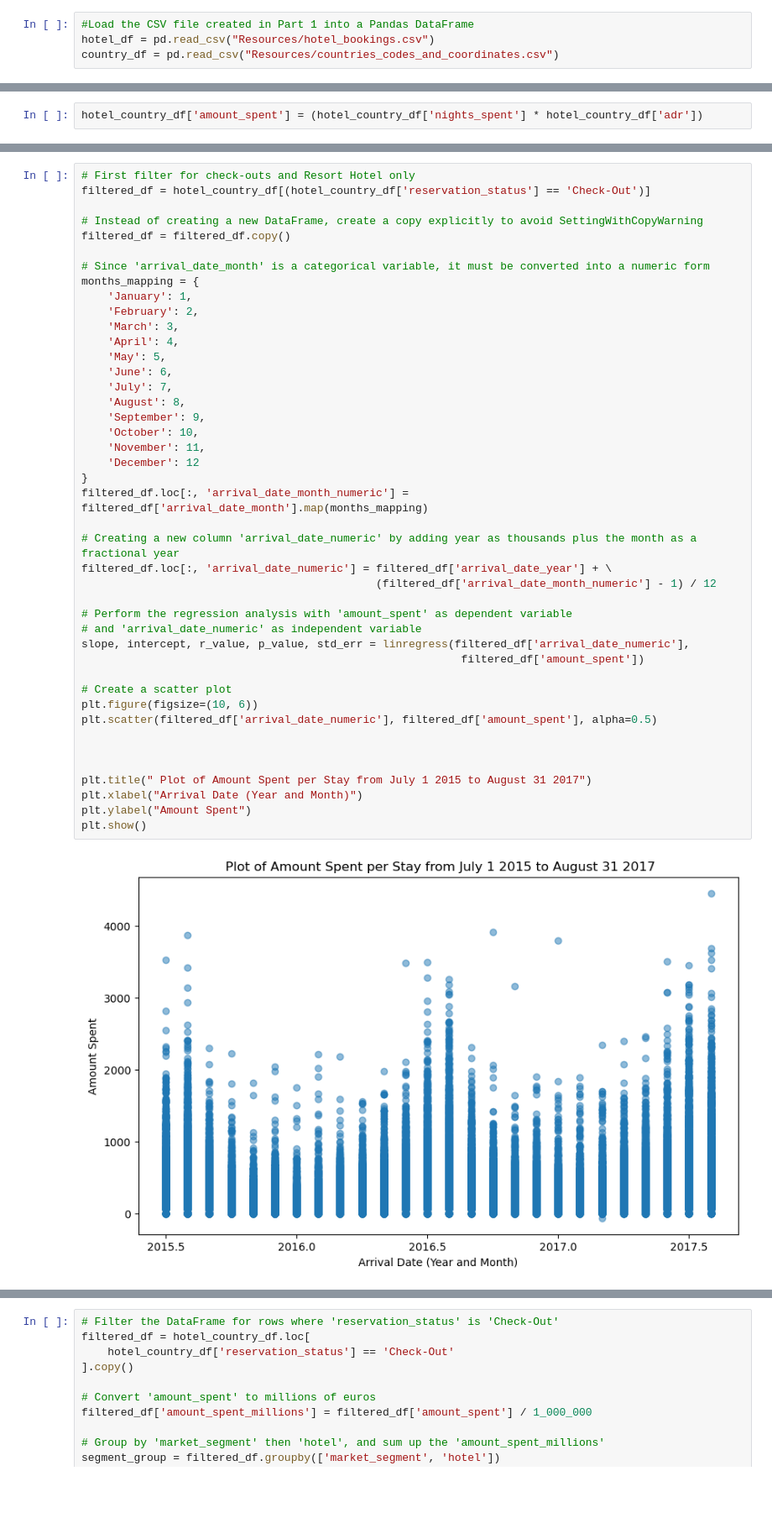
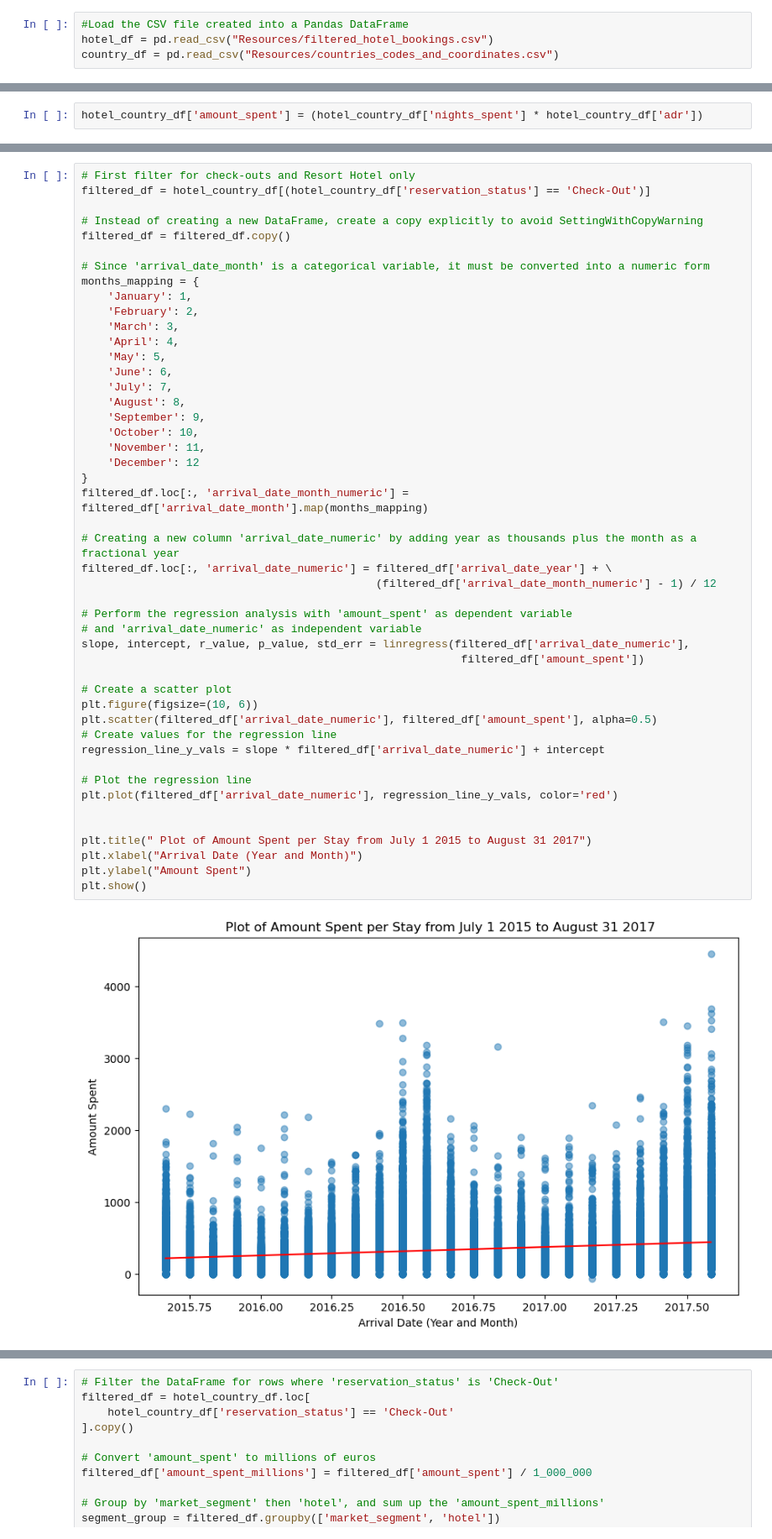
Before and after one commit to pin164/project_1, a Jupyter notebook: money.ipynb, the cells around one changed output, grey strips where cells are left out. Shown at 84% size. Saved outputs shown, nothing was run; the diff lists cells and outputs as text; blank space fills up the shorter version.

```diff
--- a/money.ipynb
+++ b/money.ipynb
@@ -18,8 +14,8 @@ import hvplot.pandas
 # %% [markdown]
 Load the CSV Files
 # %%
-#Load the CSV file created in Part 1 into a Pandas DataFrame
-hotel_df = pd.read_csv("Resources/hotel_bookings.csv")
+#Load the CSV file created into a Pandas DataFrame
+hotel_df = pd.read_csv("Resources/filtered_hotel_bookings.csv")
 country_df = pd.read_csv("Resources/countries_codes_and_coordinates.csv")
 # %% [markdown]
 Clean the countries_codes_and_coordinates.csv.  This file has quotation marks which need to be removed
@@ -147,31 +125,35 @@ months_mapping = {
     'June': 6,
     'July': 7,
     'August': 8,
     'September': 9,
     'October': 10,
     'November': 11,
     'December': 12
 }
 filtered_df.loc[:, 'arrival_date_month_numeric'] = filtered_df['arrival_date_month'].map(months_mapping)
 
 # Creating a new column 'arrival_date_numeric' by adding year as thousands plus the month as a fractional year
 filtered_df.loc[:, 'arrival_date_numeric'] = filtered_df['arrival_date_year'] + \
                                              (filtered_df['arrival_date_month_numeric'] - 1) / 12
 
 # Perform the regression analysis with 'amount_spent' as dependent variable
 # and 'arrival_date_numeric' as independent variable
 slope, intercept, r_value, p_value, std_err = linregress(filtered_df['arrival_date_numeric'],
                                                           filtered_df['amount_spent'])
 
 # Create a scatter plot
 plt.figure(figsize=(10, 6))
 plt.scatter(filtered_df['arrival_date_numeric'], filtered_df['amount_spent'], alpha=0.5)
+# Create values for the regression line
+regression_line_y_vals = slope * filtered_df['arrival_date_numeric'] + intercept
 
+# Plot the regression line
+plt.plot(filtered_df['arrival_date_numeric'], regression_line_y_vals, color='red')
 
 
 plt.title(" Plot of Amount Spent per Stay from July 1 2015 to August 31 2017")
 plt.xlabel("Arrival Date (Year and Month)")
 plt.ylabel("Amount Spent")
 plt.show()
 # %% [output]
-[figure, old version]
+[figure, new version]
```
Also changed, not shown: parts of 22 cells of this notebook, 4 other files.
